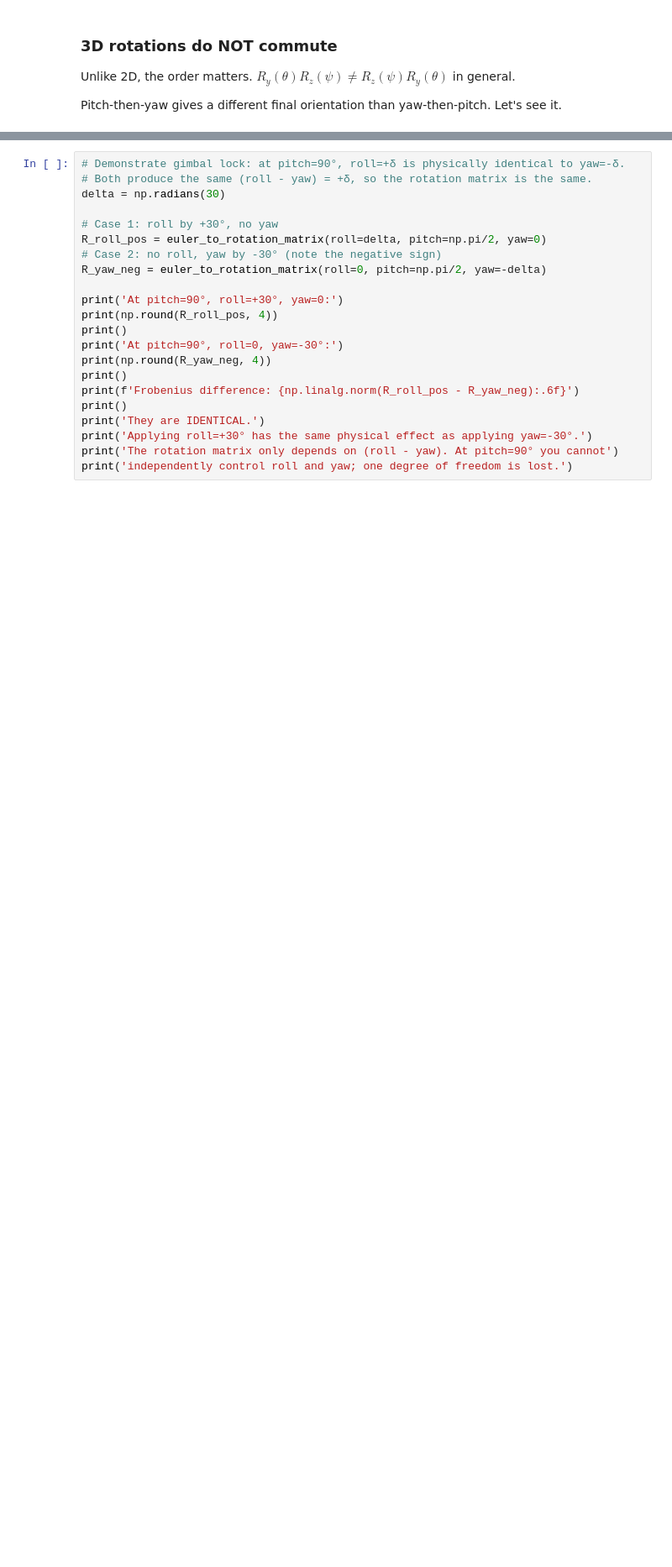
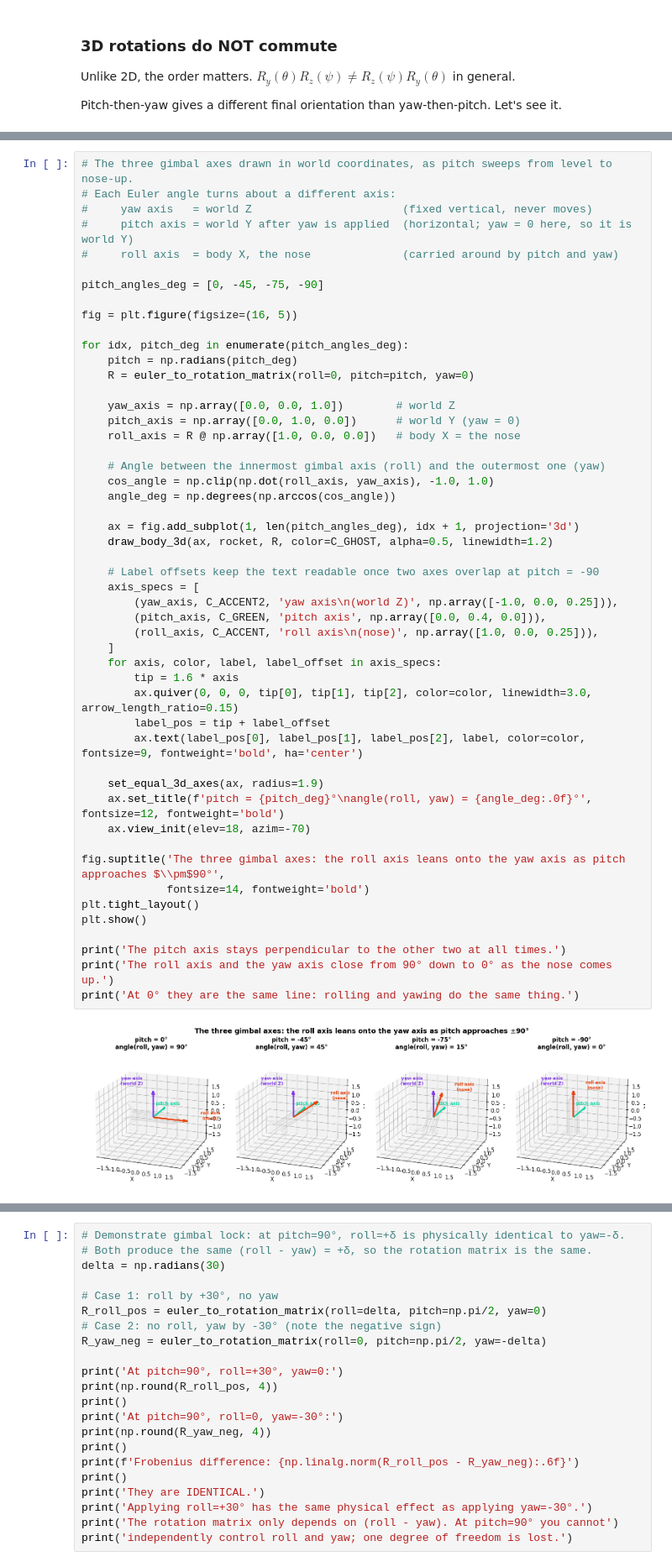
Before and after one commit to abhi-kirk/ARES-Icarus, a Jupyter notebook: learn-rocket-dynamics/02_rotations.ipynb, the cells around one changed output, grey strips where cells are left out. Shown at 84% size. Drawn from its saved outputs; the diff is of its cells as text; blank space fills up the shorter version.

```diff
--- a/learn-rocket-dynamics/02_rotations.ipynb
+++ b/learn-rocket-dynamics/02_rotations.ipynb
@@ -396,0 +424,52 @@ Notice: only the **difference** $(\phi - \psi)$ = (roll $-$ yaw) appears. Roll a
+# %%
+# The three gimbal axes drawn in world coordinates, as pitch sweeps from level to nose-up.
+# Each Euler angle turns about a different axis:
+#     yaw axis   = world Z                       (fixed vertical, never moves)
+#     pitch axis = world Y after yaw is applied  (horizontal; yaw = 0 here, so it is world Y)
+#     roll axis  = body X, the nose              (carried around by pitch and yaw)
+
+pitch_angles_deg = [0, -45, -75, -90]
+
+fig = plt.figure(figsize=(16, 5))
+
+for idx, pitch_deg in enumerate(pitch_angles_deg):
+    pitch = np.radians(pitch_deg)
+    R = euler_to_rotation_matrix(roll=0, pitch=pitch, yaw=0)
+
+    yaw_axis = np.array([0.0, 0.0, 1.0])        # world Z
+    pitch_axis = np.array([0.0, 1.0, 0.0])      # world Y (yaw = 0)
+    roll_axis = R @ np.array([1.0, 0.0, 0.0])   # body X = the nose
+
+    # Angle between the innermost gimbal axis (roll) and the outermost one (yaw)
+    cos_angle = np.clip(np.dot(roll_axis, yaw_axis), -1.0, 1.0)
+    angle_deg = np.degrees(np.arccos(cos_angle))
+
+    ax = fig.add_subplot(1, len(pitch_angles_deg), idx + 1, projection='3d')
+    draw_body_3d(ax, rocket, R, color=C_GHOST, alpha=0.5, linewidth=1.2)
+
+    # Label offsets keep the text readable once two axes overlap at pitch = -90
+    axis_specs = [
+        (yaw_axis, C_ACCENT2, 'yaw axis\n(world Z)', np.array([-1.0, 0.0, 0.25])),
+        (pitch_axis, C_GREEN, 'pitch axis', np.array([0.0, 0.4, 0.0])),
+        (roll_axis, C_ACCENT, 'roll axis\n(nose)', np.array([1.0, 0.0, 0.25])),
+    ]
+    for axis, color, label, label_offset in axis_specs:
+        tip = 1.6 * axis
+        ax.quiver(0, 0, 0, tip[0], tip[1], tip[2], color=color, linewidth=3.0, arrow_length_ratio=0.15)
+        label_pos = tip + label_offset
+        ax.text(label_pos[0], label_pos[1], label_pos[2], label, color=color, fontsize=9, fontweight='bold', ha='center')
+
+    set_equal_3d_axes(ax, radius=1.9)
+    ax.set_title(f'pitch = {pitch_deg}°\nangle(roll, yaw) = {angle_deg:.0f}°', fontsize=12, fontweight='bold')
+    ax.view_init(elev=18, azim=-70)
+
+fig.suptitle('The three gimbal axes: the roll axis leans onto the yaw axis as pitch approaches $\\pm$90°',
+             fontsize=14, fontweight='bold')
+plt.tight_layout()
+plt.show()
+
+print('The pitch axis stays perpendicular to the other two at all times.')
+print('The roll axis and the yaw axis close from 90° down to 0° as the nose comes up.')
+print('At 0° they are the same line: rolling and yawing do the same thing.')
+# %% [output]
+[figure, added]
```
Also changed, not shown: parts of 30 cells of this notebook, 6 other files.
